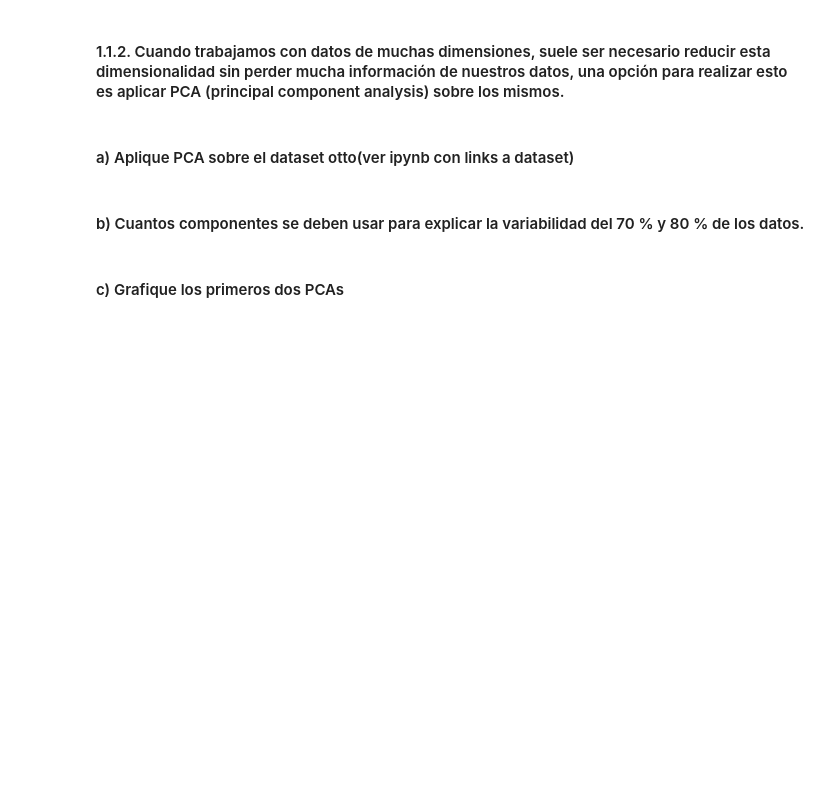
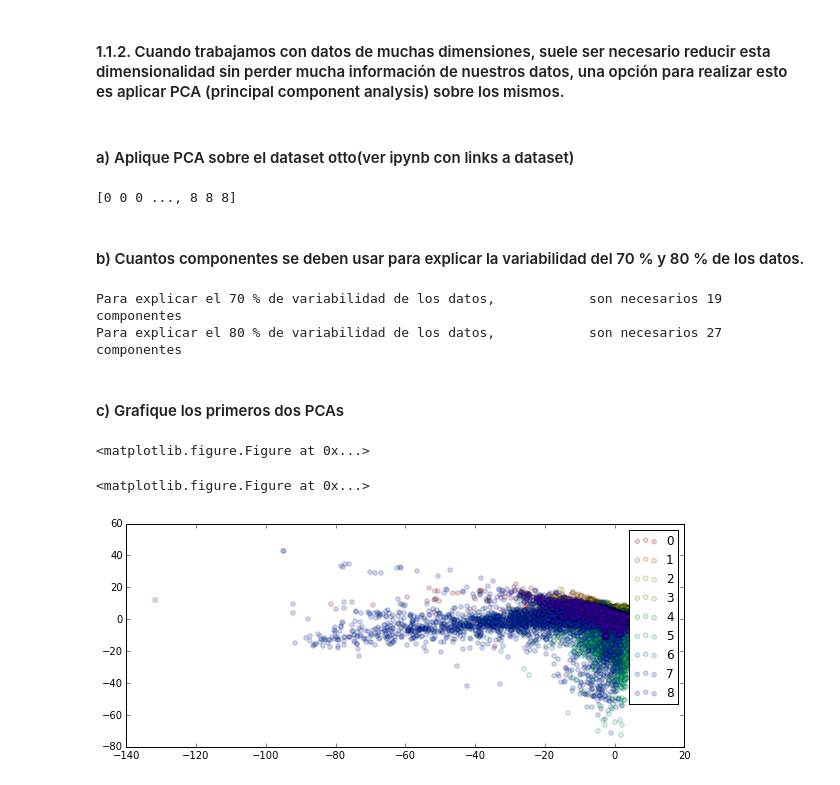
Before and after one commit to Pazitos10/DSS, a Jupyter notebook: TP5/tp5.ipynb, the cells around one changed output. Cells and saved outputs as stored; diff of their text form; code cells hidden in the pictures; blank space fills up the shorter version.

```diff
--- a/TP5/tp5.ipynb
+++ b/TP5/tp5.ipynb
@@ -149,10 +92,73 @@ Datos escalados con un rango 0..1 (total: 150):
 #### 1.1.2. Cuando trabajamos con datos de muchas dimensiones, suele ser necesario reducir esta dimensionalidad sin perder mucha información de nuestros datos, una opción para realizar esto es aplicar PCA (principal component analysis) sobre los mismos.
 # %% [markdown]
 #### a) Aplique PCA sobre el dataset otto(ver ipynb con links a dataset)
+# %%
+from pandas import read_csv
+from sklearn.decomposition import PCA
+
+
+# Test dataset
+test = read_csv('test.csv')
+
+# Train dataset
+train = read_csv('train.csv')
+X = train.ix[:,1:-1].values
+#print X
+y = train.ix[:, -1]
+#print y
+
+types = np.sort(np.unique(y))
+new_values = dict(zip(types, range(types.shape[0])))
+y = (y.map(new_values).astype(np.int32)).values
+print y
+target_names = np.unique(y)
+
+# con 18 componentes tenemos 0.6979% explicada la variablidad
+# con 27 componentes tenemos 0.8006% explicada la variablidad
+def get_n_comp_expl_var(variance):
+    for i in range(100):
+        pca = PCA(n_components=i)
+        pca.fit(X)
+        suma = pca.explained_variance_ratio_.sum()
+        if suma >= variance:
+            return i, pca
+# %% [output]
+[0 0 0 ..., 8 8 8]
 # %% [markdown]
 #### b) Cuantos componentes se deben usar para explicar la variabilidad del 70 % y 80 % de los datos.
+# %%
+variances = [0.7, 0.8]
+pcas = []
+for v in variances:
+    res = get_n_comp_expl_var(v)
+    n_comp = res[0]
+    pca = res[1]
+    pcas.append(pca)
+    print "Para explicar el %d %% de variabilidad de los datos,\
+            son necesarios %d componentes" % (v*100, n_comp)
+# %% [output]
+Para explicar el 70 % de variabilidad de los datos,            son necesarios 19 componentes
+Para explicar el 80 % de variabilidad de los datos,            son necesarios 27 componentes
 # %% [markdown]
 #### c) Grafique los primeros dos PCAs
+# %%
+def graficar_pca(x_transformed, y, target_names):
+    colors = plt.get_cmap("hsv")
+    plt.clf()
+    plt.figure(figsize=(10, 4))
+    for i, p in enumerate(target_names):
+        mask = (y == p)
+        plt.scatter(Xp[mask, 0], Xp[mask, 1],
+                c=colors(1. * i / 11), label=p, alpha=0.2)
+    plt.legend(loc="best")
+
+for pca in pcas:
+    x_transformed = pca.fit_transform(X)
+    graficar_pca(x_transformed, y, target_names)
+# %% [output]
+<matplotlib.figure.Figure at 0x...>
+<matplotlib.figure.Figure at 0x...>
+[figure, added]
 # %% [markdown]
 #### 1.2. Introducción a aprendizaje automático
 Dentro del aprendizaje automático, contamos con varias áreas de aplicación, entre ellas podemos encontrar: clasificación, regresiones, clustering y reducción de dimensiones.
```
Also changed, not shown: parts of 5 cells of this notebook.
